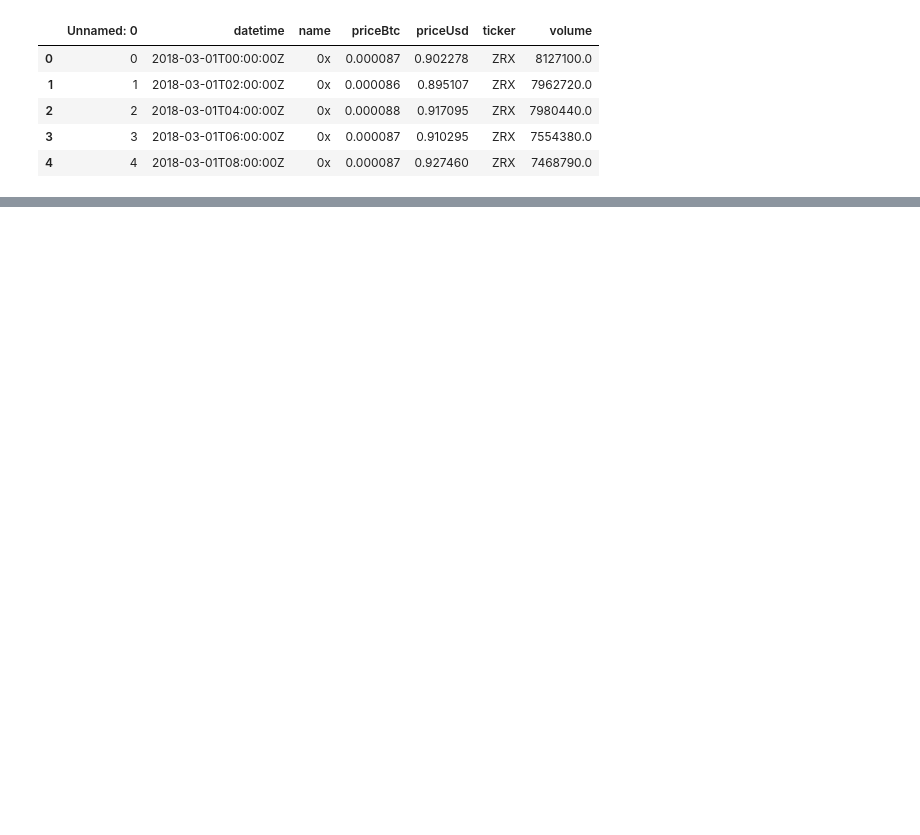
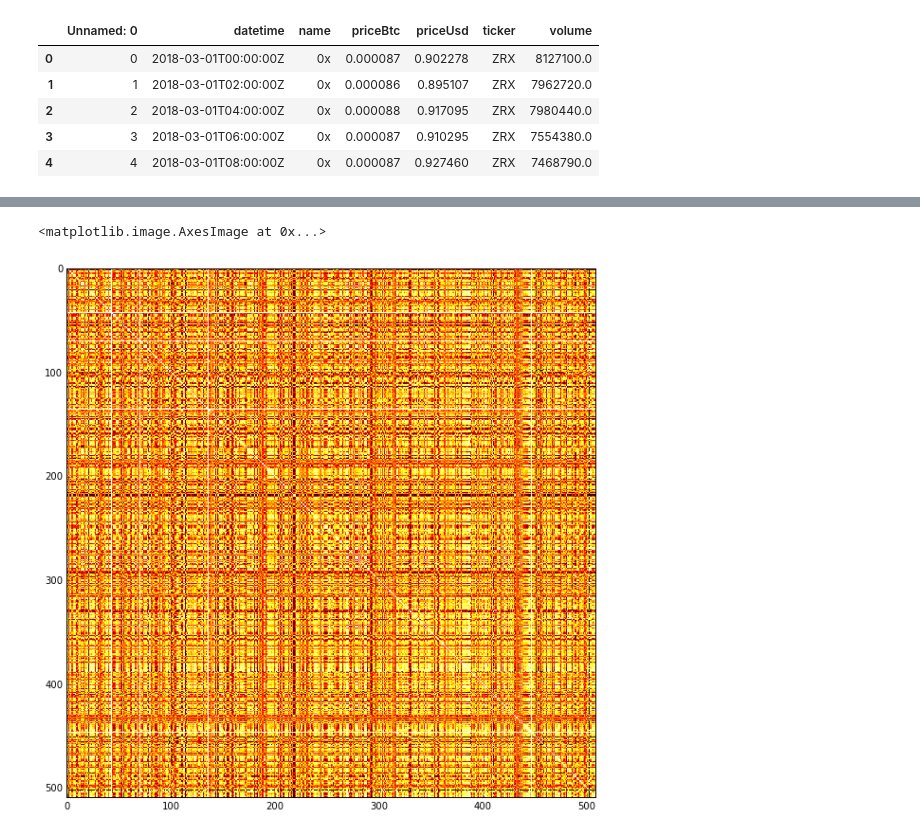
Before and after one commit to toly/aisthack, a Jupyter notebook: notebooks/03_target_processing.ipynb, the cells around one changed output, grey strips where cells are left out. Cells and saved outputs as stored; diff of their text form; code cells hidden in the pictures; blank space fills up the shorter version.

```diff
--- a/notebooks/03_target_processing.ipynb
+++ b/notebooks/03_target_processing.ipynb
@@ -2,3 +2,8 @@
 import pandas as pd
 import numpy as np
 from datetime import datetime
+import matplotlib.pyplot as plt
+import os
+
+%matplotlib inline
+path_data = os.path.join('..', 'data')
@@ -7,3 +10,6 @@ data = pd.read_csv('tickers_train.csv')
+# %%
+# data = pd.read_csv('tickers_train.csv')
+data = pd.read_csv(os.path.join(path_data, 'train', 'tickers_train.csv'))
 # %%
 data.head()
 # %% [output]
@@ -118,0 +22,8 @@ names
+# %%
+df_y_train = pd.pivot_table(data,
+    values=['priceBtc', 'priceUsd', 'volume'],
+    index=['datetime'],
+    columns=['ticker'])#.head()
+df_y_train.sort_index(inplace=True)
+df_y_train.index = pd.Series(pd.to_datetime(np.array(df_y_train.index))).apply(lambda x: x.timestamp())
+print('index dif :', set(np.array(df_y_train.index[1:]) - np.array(df_y_train.index[:-1])))
@@ -118,0 +43,8 @@ names
+# %%
+corr = df_y_train['priceBtc'].corr(method='spearman')
+# %%
+plt.figure(figsize=(10,10))
+plt.imshow(corr,cmap='hot',interpolation='nearest')
+# %% [output]
+<matplotlib.image.AxesImage at 0x...>
+[figure, added]
```
Also changed, not shown: parts of 9 cells of this notebook.
